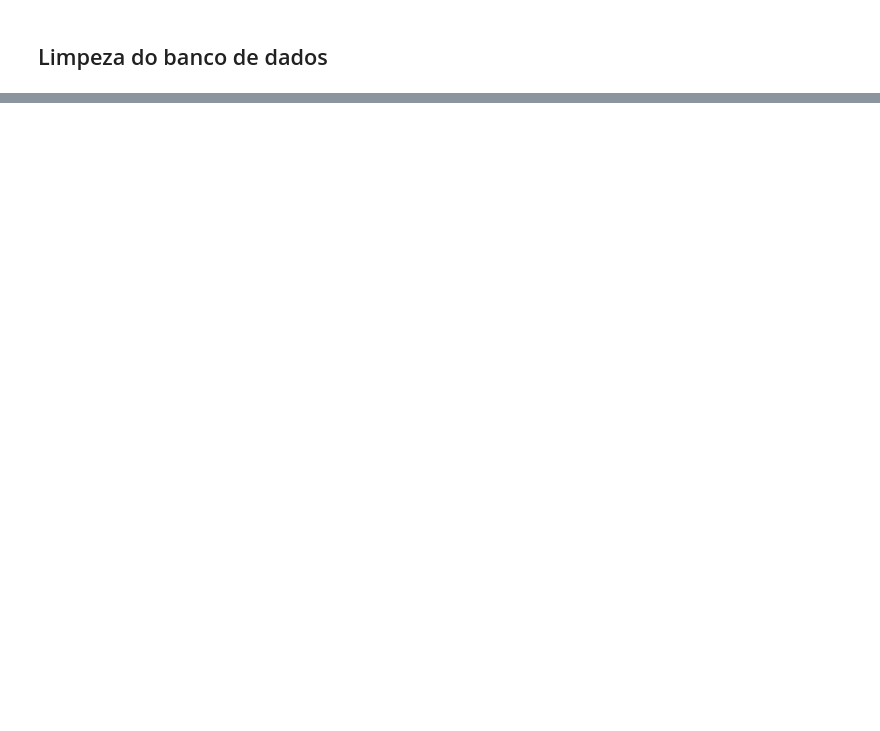
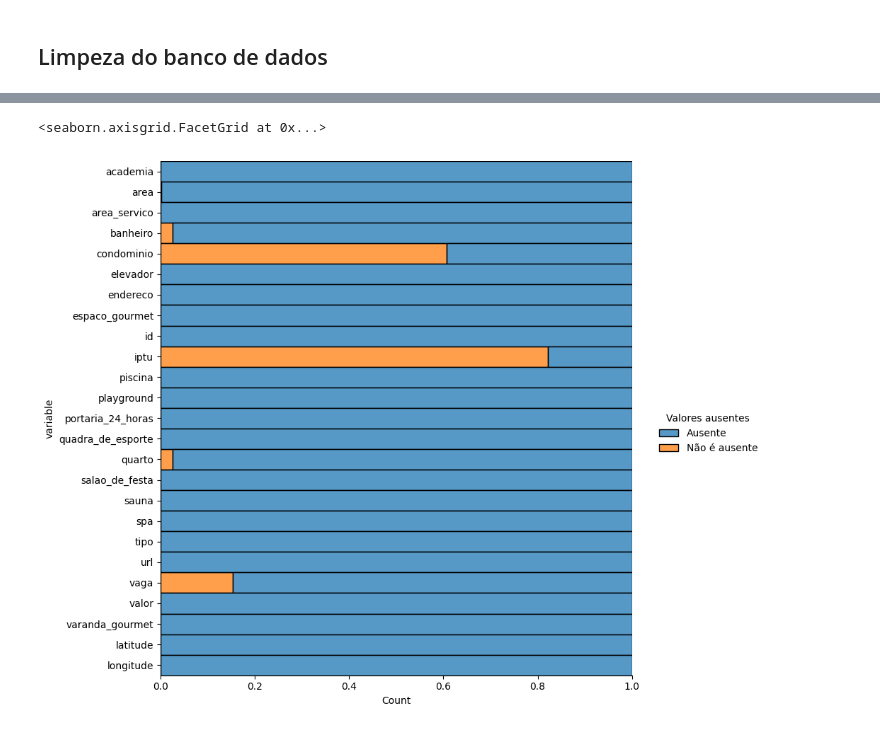
Before and after one commit to cowvin0/tcc_realestate, a Jupyter notebook: modeling/modeling.ipynb, the cells around one changed output, grey strips where cells are left out. Saved outputs shown, nothing was run; the diff lists cells and outputs as text; code cells hidden in the pictures; blank space fills up the shorter version.

Commit message:
missing values

```diff
--- a/modeling/modeling.ipynb
+++ b/modeling/modeling.ipynb
@@ -5,6 +7,6 @@ import numpy as np
 # %%
-df1 = pd.read_csv("data/joao_pessoa.csv").drop(columns=["andar"])
-df2 = pd.read_csv("data/joao_pessoa1.csv") \
+df1 = pd.read_csv("../data/joao_pessoa.csv").drop(columns=["andar"])
+df2 = pd.read_csv("../data/joao_pessoa1.csv") \
     .drop(columns=["z_lat", "z_lon", "bairro_completo",
                    "comercio", "bairro", "zona"]) \
     .transform(lambda x: x.apply(lambda y: float(y)) if ptypes.is_bool_dtype(x) else x)
@@ -31,0 +18,24 @@ df
+# %%
+df = df.fillna(
+    value={
+        "academia": 0, "area_servico": 0,
+        "elevador": 0, "espaco_gourmet": 0,
+        "piscina": 0, "playground": 0,
+        "portaria_24_horas": 0, "quadra_de_esporte": 0,
+        "salao_de_festa": 0, "sauna": 0,
+        "spa": 0, "varanda_gourmet": 0}
+    )
+# %%
+sns.displot(
+    data=df.isnull()\
+        .melt(value_name='Valores ausentes')\
+        .replace([False, True], ["Ausente", "Não é ausente"]),
+    y='variable',
+    hue='Valores ausentes',
+    multiple='fill',
+    height=8,
+    aspect=1.1
+)
+# %% [output]
+<seaborn.axisgrid.FacetGrid at 0x...>
+[figure, added]
```
Also changed, not shown: parts of 3 cells of this notebook.
